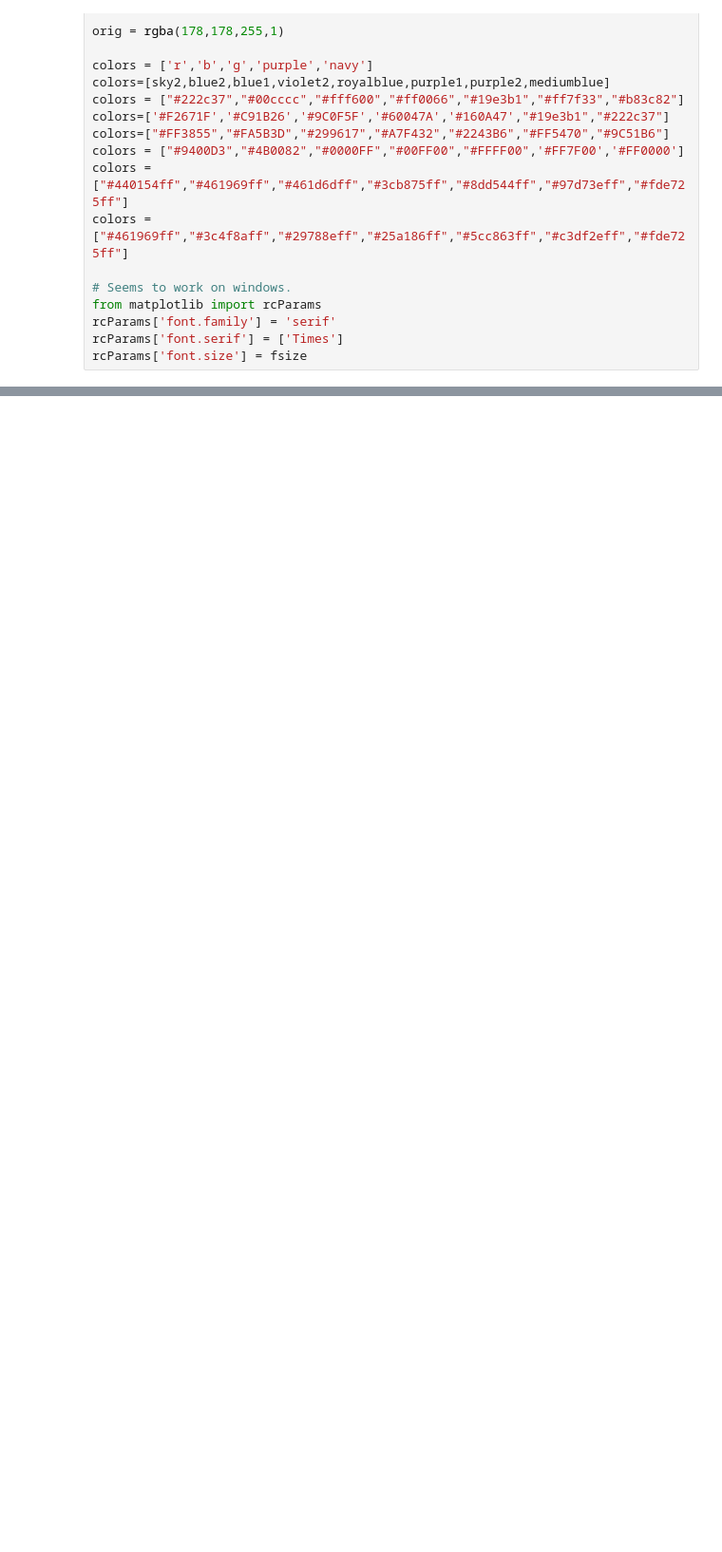
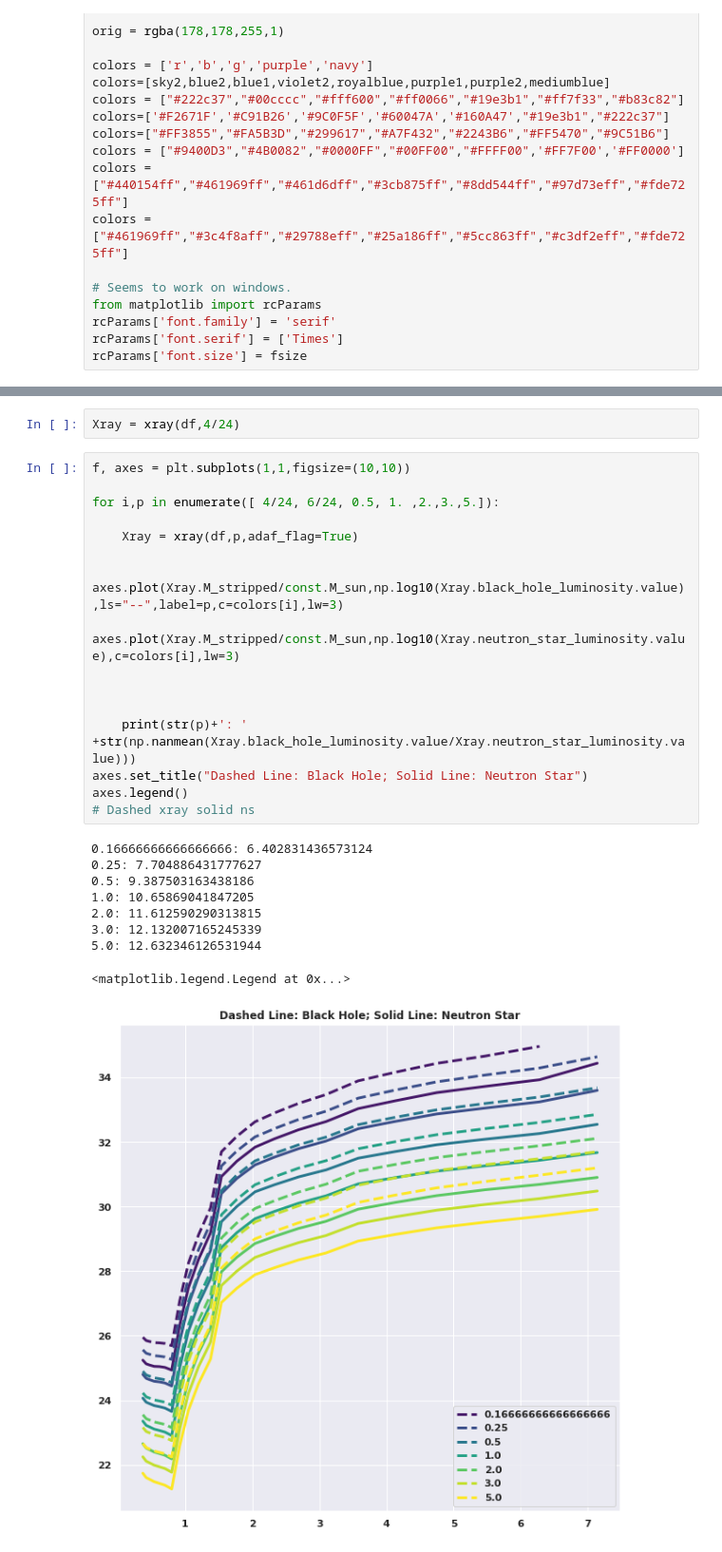
Before and after one commit to AstroLudwig/ChandraXrayBinaries, a Jupyter notebook: Xray/XrayLuminosity.ipynb, the cells around one changed output, grey strips where cells are left out. Shown at 95% size. Saved outputs shown, nothing was run; the diff lists cells and outputs as text; blank space fills up the shorter version.

```diff
--- a/Xray/XrayLuminosity.ipynb
+++ b/Xray/XrayLuminosity.ipynb
@@ -579 +663,29 @@ plt.savefig("Xray.png")
 [figure]
+# %%
+Xray = xray(df,4/24)
+# %%
+f, axes = plt.subplots(1,1,figsize=(10,10))
+
+for i,p in enumerate([ 4/24, 6/24, 0.5, 1. ,2.,3.,5.]):
+
+    Xray = xray(df,p,adaf_flag=True)
+
+    axes.plot(Xray.M_stripped/const.M_sun,np.log10(Xray.black_hole_luminosity.value),ls="--",label=p,c=colors[i],lw=3)
+    axes.plot(Xray.M_stripped/const.M_sun,np.log10(Xray.neutron_star_luminosity.value),c=colors[i],lw=3)
+
+
+
+    print(str(p)+': ' +str(np.nanmean(Xray.black_hole_luminosity.value/Xray.neutron_star_luminosity.value)))
+axes.set_title("Dashed Line: Black Hole; Solid Line: Neutron Star")
+axes.legend()
+# Dashed xray solid ns
+# %% [output]
+0.16666666666666666: 6.402831436573124
+0.25: 7.704886431777627
+0.5: 9.387503163438186
+1.0: 10.65869041847205
+2.0: 11.612590290313815
+3.0: 12.132007165245339
+5.0: 12.632346126531944
+<matplotlib.legend.Legend at 0x...>
+[figure, added]
```
Also changed, not shown: parts of 9 cells of this notebook.
